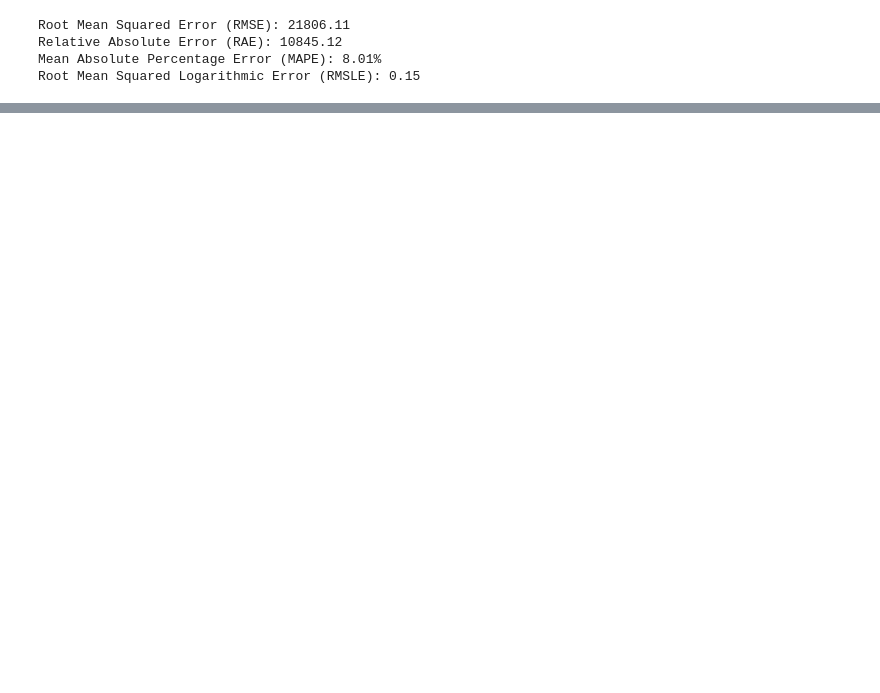
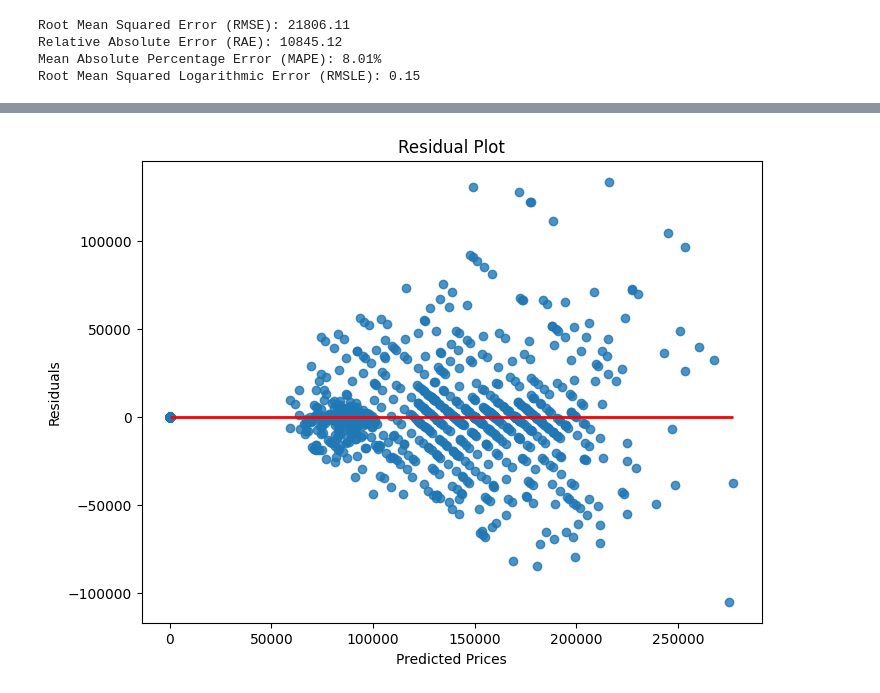
Before and after one commit to TheAmin102/csci-4340-Afiq, a Jupyter notebook: algorithm 1 visual.ipynb, the cells around one changed output, grey strips where cells are left out. Drawn from its saved outputs; the diff is of its cells as text; code cells hidden in the pictures; blank space fills up the shorter version.

```diff
--- a/algorithm 1 visual.ipynb
+++ b/algorithm 1 visual.ipynb
@@ -45,0 +58,11 @@ Root Mean Squared Logarithmic Error (RMSLE): 0.15
+# %%
+residuals = y_test - y_pred
+plt.figure(figsize=(8, 6))
+plt.scatter(y_pred, residuals, alpha=0.8)  # Plot residuals vs. predicted values
+plt.xlabel("Predicted Prices")
+plt.ylabel("Residuals")
+plt.title("Residual Plot")
+plt.hlines(0, y_pred.min(), y_pred.max(), color='red', linewidth=2)  # Add horizontal line at zero
+plt.show()
+# %% [output]
+[figure, added]
```
Also changed, not shown: parts of 7 cells of this notebook, 5 other files.
